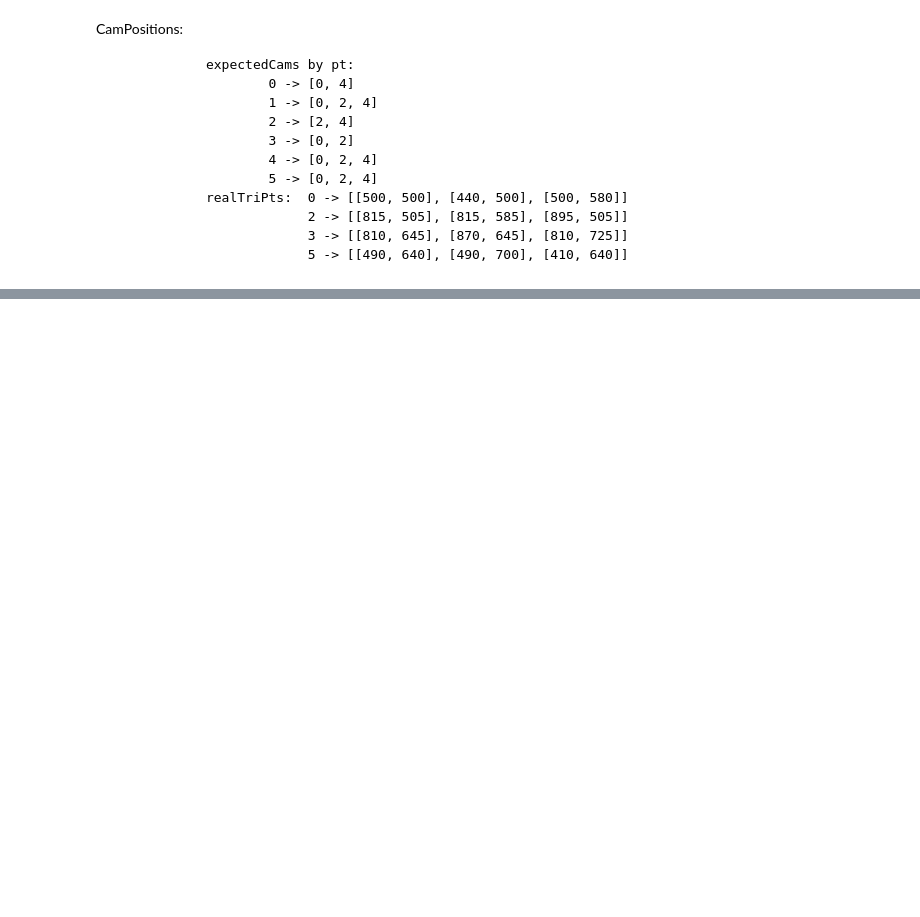
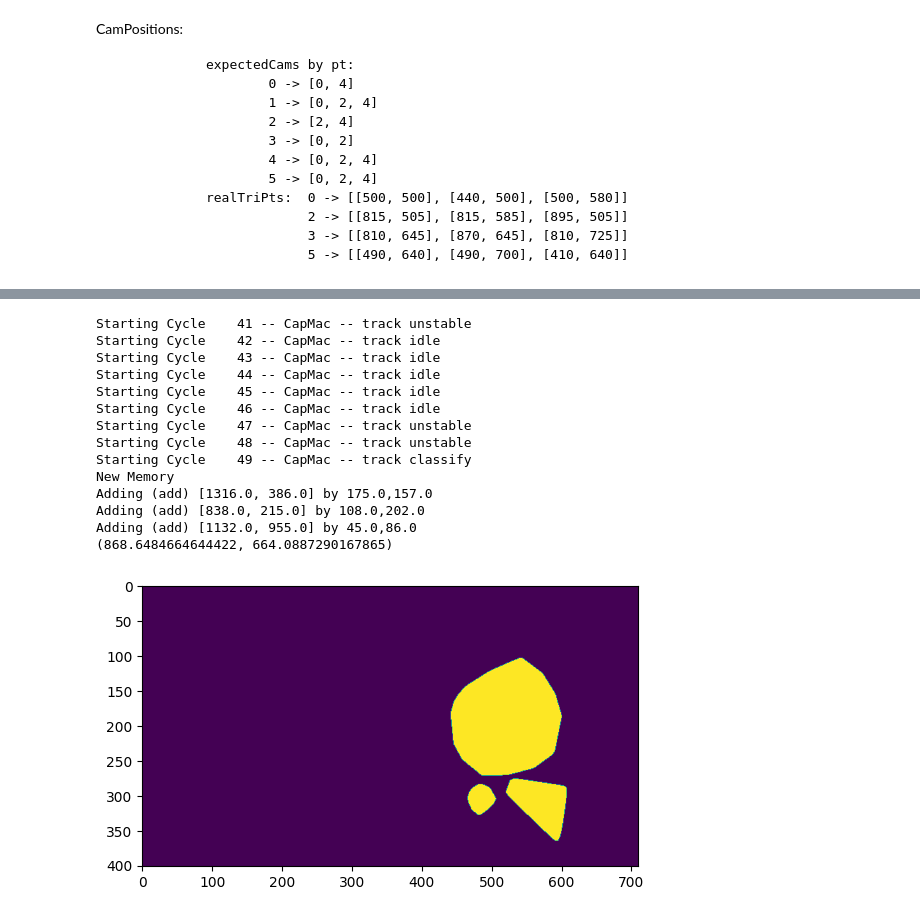
Before and after one commit to MakUrSpace/harmony, a Jupyter notebook: observer/Observer.ipynb, the cells around one changed output, grey strips where cells are left out. Saved outputs shown, nothing was run; the diff lists cells and outputs as text; code cells hidden in the pictures; blank space fills up the shorter version.

Commit message:
TrackedObject Real footprint estimation for minimap

```diff
--- a/observer/Observer.ipynb
+++ b/observer/Observer.ipynb
@@ -423,6 +423,9 @@ class ChangeSet:
 
 @dataclass
 class TrackedObject(ChangeSet):
+    def __eq__(self, other):
+        return super().__eq__(other)
+
     def __post_init__(self):
         self.oid = str(uuid4())
         self.icon = sorted([cs.after for cs in self.changeSet.values()
@@ -509,7 +512,7 @@ class CameraRealSpaceConverter:
         py = (M[1][0]*p[0] + M[1][1]*p[1] + M[1][2]) / ((M[2][0]*p[0] + M[2][1]*p[1] + M[2][2]))
         return (px, py)
 
-    def showUnwarpedImage(self, cameras):
+    def showUnwarpedImage(self):
         cam = cameras[self.camNum]
         warp = cv2.warpPerspective(cam.cropToActiveZone(cam.mostRecentFrame), self.M, (1200, 1200))
         return warp
@@ -535,10 +538,13 @@ class RealSpaceConverter:
                 minDistance = distance
         return closest.convertCameraToRealSpace(camCoord)
 
+    def changeSetCenterPoints(self, changeSet: ChangeSet):
+        return {cN: self.camCoordToRealSpace(cN, change.center)
+                for cN, change in changeSet.items()
+                if change is not None and change.changeType not in ["delete", None]}
+
     def changeSetToRealCenter(self, changeSet: ChangeSet):
-        centerPoints = [self.camCoordToRealSpace(cN, change.center)
-                        for cN, change in changeSet.items()
-                        if change is not None and change.changeType not in ["delete", None]]
+        centerPoints = list(self.changeSetCenterPoints(changeSet).values())
         try:
             xS, yS = zip(*centerPoints)
         except Exception:
@@ -553,6 +559,13 @@ class RealSpaceConverter:
             avgX = sum(xS) / len(xS)
             avgY = sum(yS) / len(yS)
         return avgX, avgY
+
+    def changeSetCenterDeltas(self, changeSet: ChangeSet):
+        centerPoints = self.changeSetCenterPoints(changeSet)
+        center = self.changeSetToRealCenter(changeSet)
+        return {cN: [d0 - d1 for d0, d1 in zip(center, camCenter)]
+                for cN, camCenter in centerPoints.items()}
+
 
     def trackedObjectToRealCenter(self, trackedObject: TrackedObject):
         return self.changeSetToRealCenter(trackedObject.changeSet)
@@ -573,7 +586,7 @@ class RealSpaceConverter:
                 warp = cv2.cvtColor(warp, cv2.COLOR_BGR2GRAY)
                 warps.append(warp)
         avg_im = sum([warp * (1 / len(warps)) for warp in warps]).astype("uint8")
-        avg_im = cv2.threshold(avg_im, 42, 255, cv2.THRESH_BINARY)[1]
+        avg_im = cv2.threshold(avg_im, 64, 255, cv2.THRESH_BINARY)[1]
         realSpaceContour = cv2.findContours(avg_im, cv2.RETR_EXTERNAL, cv2.CHAIN_APPROX_SIMPLE)[0]
         return realSpaceContour
 
@@ -820,10 +854,9 @@ class CaptureMachine:
     def __repr__(self):
         return f"CapMac -- {self.mode} {str(len(self.calibrationPts)) + ' ' if self.mode == 'calibrate' else ''}{self.state}"
 # %%
-if __name__ == "__main__":
-    pov = None
-    with open("observerConfiguration.json", "r") as f:
-        config = f.read()
-    cc = CaptureConfiguration(config)
-    cameras = cc.cameras
-    cm = CaptureMachine(cc)
+pov = None
+with open("observerConfiguration.json", "r") as f:
+    config = f.read()
+cc = CaptureConfiguration(config)
+cameras = cc.cameras
+cm = CaptureMachine(cc)
@@ -865,7 +900,25 @@ if __name__ == "__main__" and False:
 # %%
 if __name__ == "__main__":
     c = cm.cycleForChange()
     plt.imshow(c.visual())
     print(cc.rsc.trackedObjectToRealCenter(c))
     if not c.isNewObject:
         print(cc.rsc.trackedObjectLastDistance(c), "mm")
+    plt.imshow(cm.buildMiniMap())
+    plt.show()
+# %% [output]
+Starting Cycle    41 -- CapMac -- track unstable
+Starting Cycle    42 -- CapMac -- track idle
+Starting Cycle    43 -- CapMac -- track idle
+Starting Cycle    44 -- CapMac -- track idle
+Starting Cycle    45 -- CapMac -- track idle
+Starting Cycle    46 -- CapMac -- track idle
+Starting Cycle    47 -- CapMac -- track unstable
+Starting Cycle    48 -- CapMac -- track unstable
+Starting Cycle    49 -- CapMac -- track classify
+New Memory
+Adding (add) [1316.0, 386.0] by 175.0,157.0
+Adding (add) [838.0, 215.0] by 108.0,202.0
+Adding (add) [1132.0, 955.0] by 45.0,86.0
+(868.6484664644422, 664.0887290167865)
+[figure, added]
```
Also changed, not shown: parts of 3 cells of this notebook, 5 other files.
